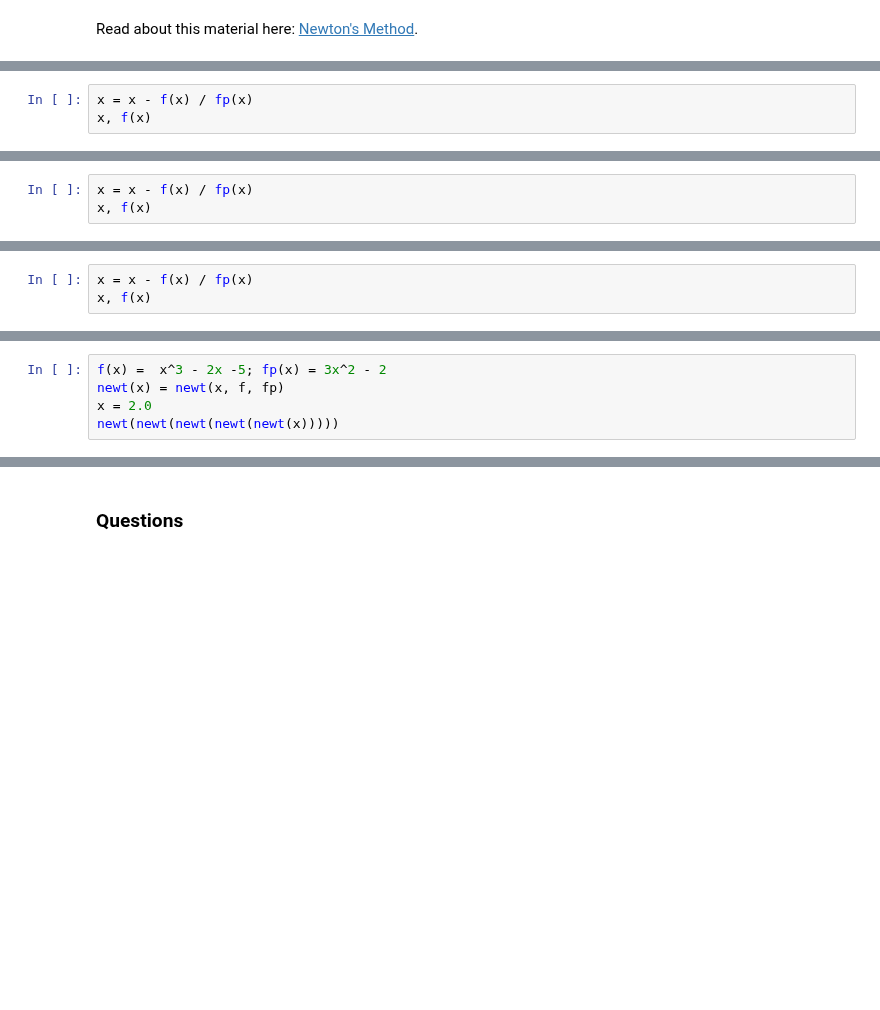
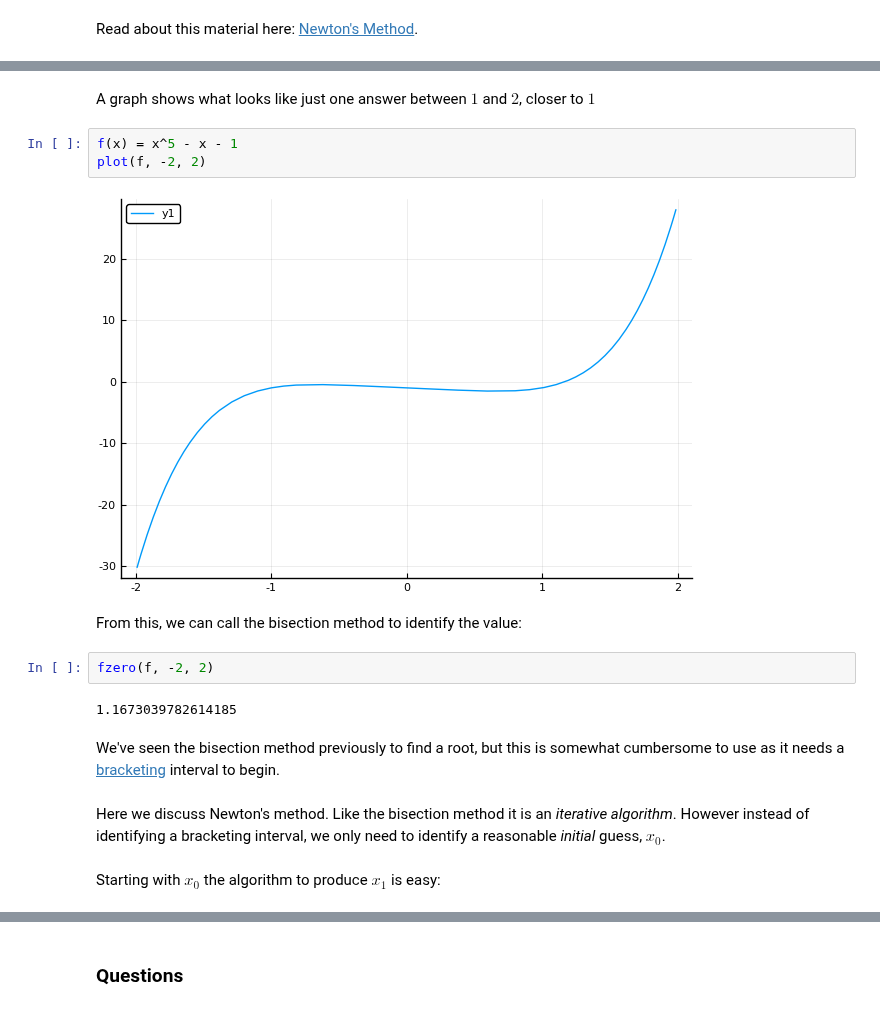
Before and after one commit to mth229/mth229.github.io, a Jupyter notebook: 229-projects/newton.ipynb, the cells around one changed output, grey strips where cells are left out. Saved outputs shown, nothing was run; the diff lists cells and outputs as text; blank space fills up the shorter version.

```diff
--- a/229-projects/newton.ipynb
+++ b/229-projects/newton.ipynb
@@ -82,3 +13,0 @@ x, f(x)				# display both the new guess, x,  and the value f(x)
-# %%
-x = x - f(x) / fp(x)
-x, f(x)
@@ -89,3 +13,0 @@ x, f(x)
-# %%
-x = x - f(x) / fp(x)
-x, f(x)
@@ -94,3 +13,0 @@ x, f(x)
-# %%
-x = x - f(x) / fp(x)
-x, f(x)
@@ -111,5 +13,0 @@ newt (generic function with 1 method)
-# %%
-f(x) =  x^3 - 2x -5; fp(x) = 3x^2 - 2
-newt(x) = newt(x, f, fp)
-x = 2.0
-newt(newt(newt(newt(newt(x)))))
@@ -141,0 +16,19 @@ x = 2				# starting value
+# %% [markdown]
+<p>A graph shows what looks like just one answer between $1$ and $2$, closer to $1$</p>
+# %%
+f(x) = x^5 - x - 1
+plot(f, -2, 2)
+# %% [output]
+[figure, added]
+# %% [markdown]
+<p>From this, we can call the bisection method to identify the value:</p>
+# %%
+fzero(f, -2, 2)
+# %% [output]
+1.1673039782614185
+# %% [markdown]
+<p>We've seen the bisection method previously to find a root, but this is somewhat cumbersome to use as it needs a <a href="https://en.wikipedia.org/wiki/Bisection_method#The_method">bracketing</a> interval to begin.</p>
+# %% [markdown]
+<p>Here we discuss Newton's method. Like the bisection method it is an <em>iterative algorithm</em>. However instead of identifying a bracketing interval, we only need to identify a reasonable <em>initial</em> guess, $x_0$.</p>
+# %% [markdown]
+<p>Starting with $x_0$ the algorithm to produce $x_1$ is easy:</p>
```
Also changed, not shown: parts of 135 cells of this notebook, 11 other files.
